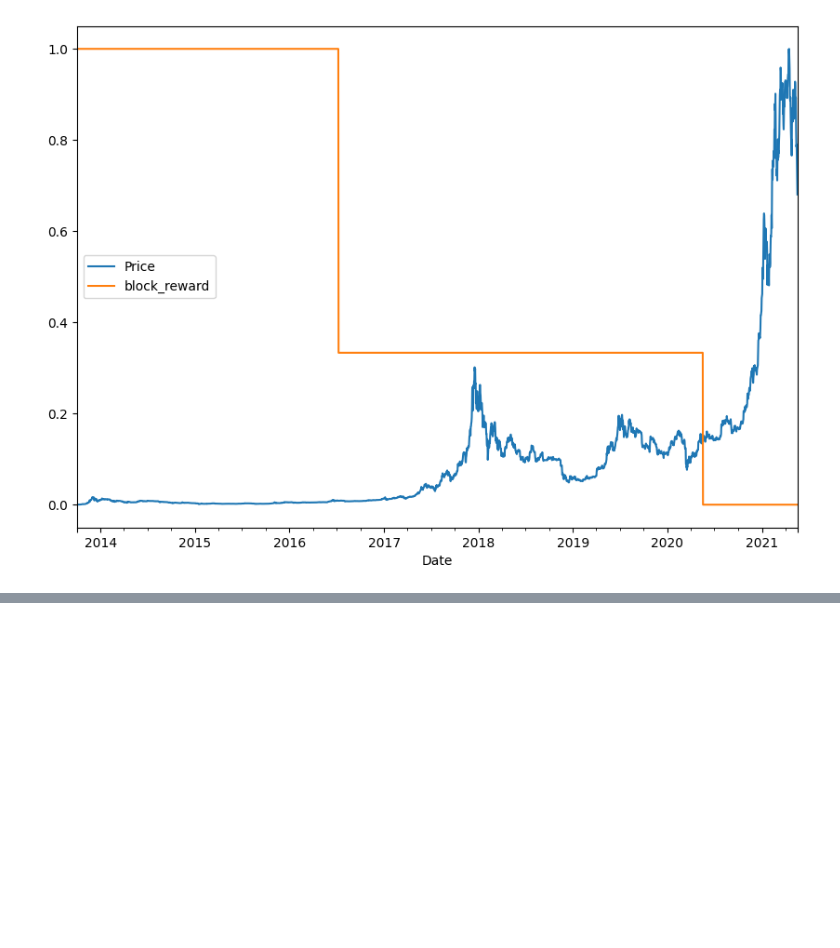
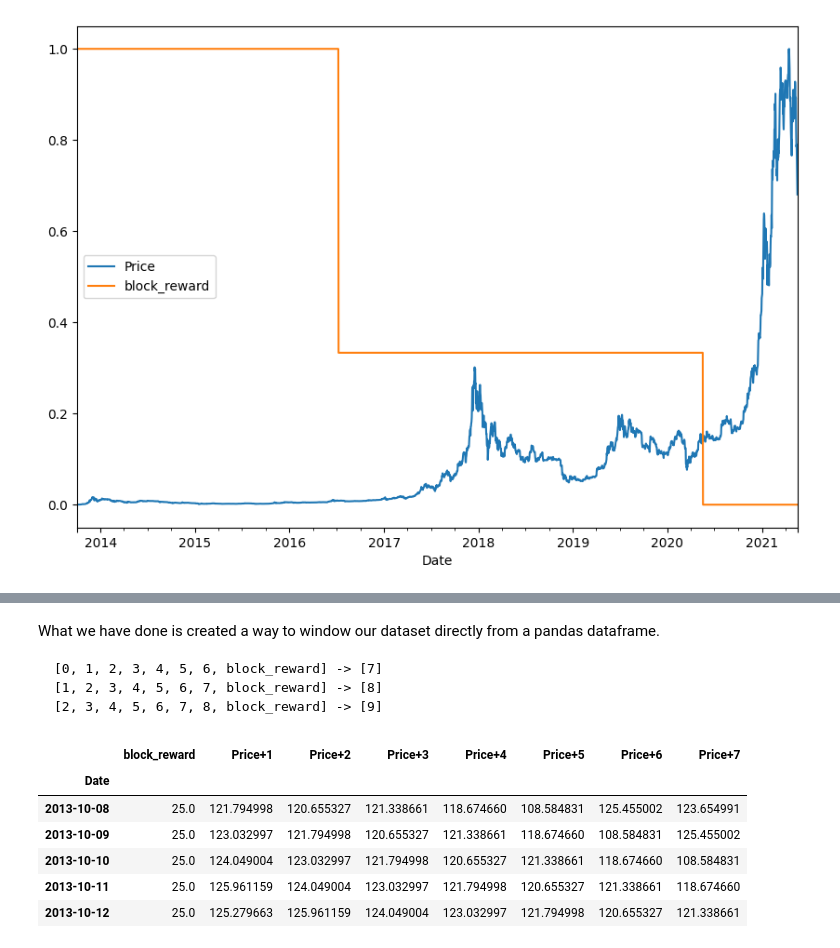
Before and after one commit to llorenscapotorres/TensorFlow, a Jupyter notebook: Time_Series/time_series_forecasting.ipynb, the cells around one changed output, grey strips where cells are left out. Drawn from its saved outputs; the diff is of its cells as text; code cells hidden in the pictures; blank space fills up the shorter version.

````diff
--- a/Time_Series/time_series_forecasting.ipynb
+++ b/Time_Series/time_series_forecasting.ipynb
@@ -1220,0 +1249,21 @@ scaled_price_block_df.plot(figsize=(10, 7));
+# %% [markdown]
+What we have done is created a way to window our dataset directly from a pandas dataframe.
+
+```
+[0, 1, 2, 3, 4, 5, 6, block_reward] -> [7]
+[1, 2, 3, 4, 5, 6, 7, block_reward] -> [8]
+[2, 3, 4, 5, 6, 7, 8, block_reward] -> [9]
+```
+# %%
+# Create X (windows) and Y (horizons) features
+X = bitcoin_prices_windowed.dropna().drop('Price', axis=1).astype(np.float32)
+y = bitcoin_prices_windowed.dropna()['Price'].astype(np.float32)
+X.head()
+# %% [output]
+|  | block_reward | Price+1 | Price+2 | Price+3 | Price+4 | Price+5 | Price+6 | Price+7 |
+| Date |  |  |  |  |  |  |  |  |
+| 2013-10-08 | 25.0 | 121.794998 | 120.655327 | 121.338661 | 118.674660 | 108.584831 | 125.455002 | 123.654991 |
+| 2013-10-09 | 25.0 | 123.032997 | 121.794998 | 120.655327 | 121.338661 | 118.674660 | 108.584831 | 125.455002 |
+| 2013-10-10 | 25.0 | 124.049004 | 123.032997 | 121.794998 | 120.655327 | 121.338661 | 118.674660 | 108.584831 |
+| 2013-10-11 | 25.0 | 125.961159 | 124.049004 | 123.032997 | 121.794998 | 120.655327 | 121.338661 | 118.674660 |
+| 2013-10-12 | 25.0 | 125.279663 | 125.961159 | 124.049004 | 123.032997 | 121.794998 | 120.655327 | 121.338661 |
````
Also changed, not shown: parts of 43 cells of this notebook, 21 other files.
